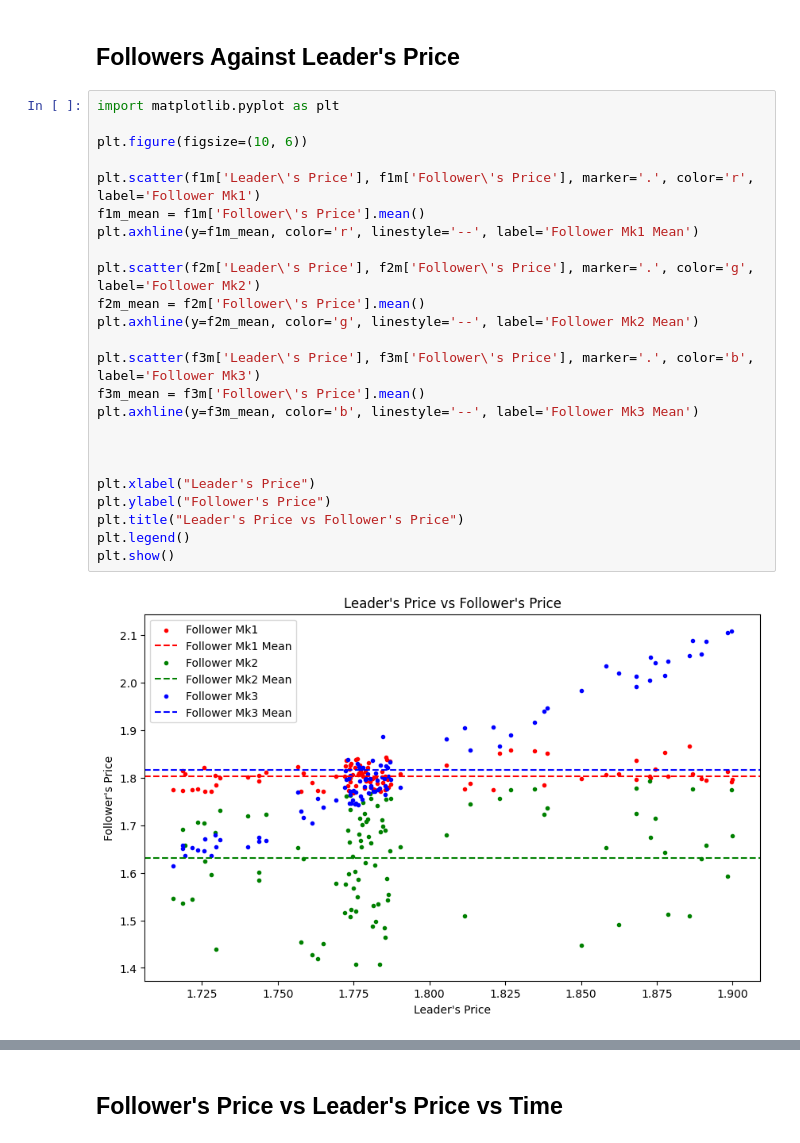
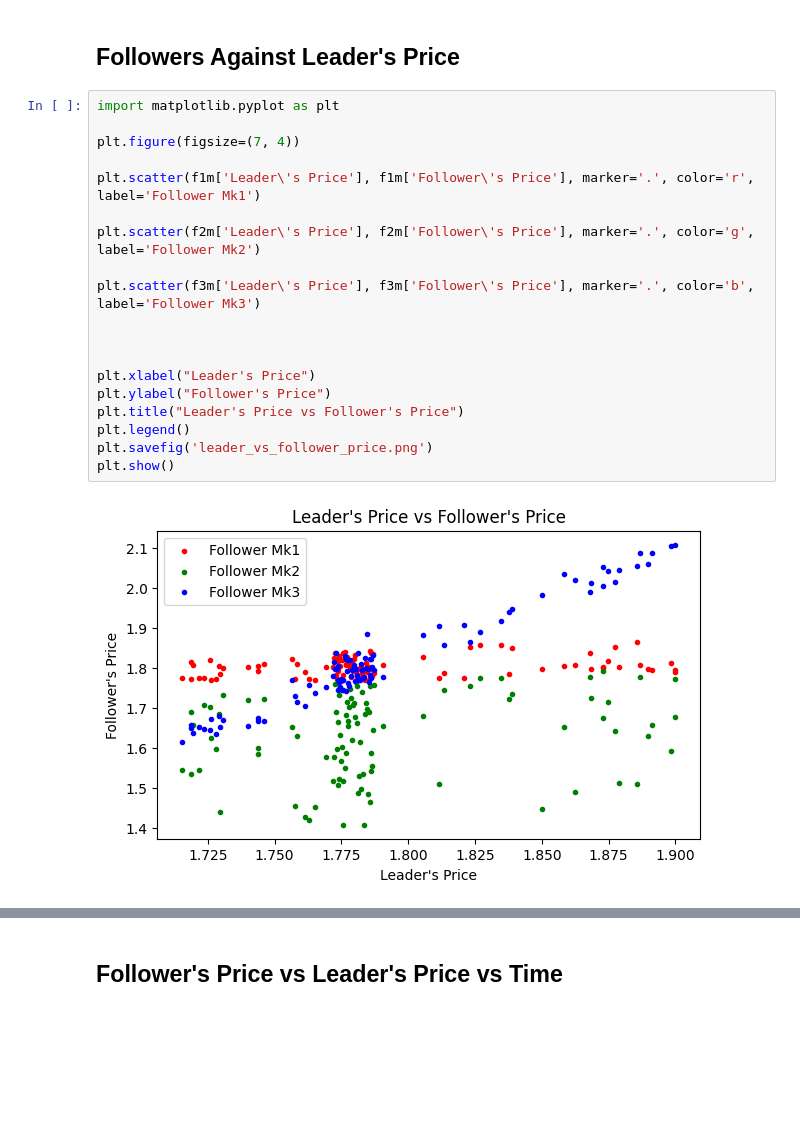
Before and after one commit to TroubledBagels/CGT_CWK, a Jupyter notebook: data_exploration.ipynb, the cells around one changed output, grey strips where cells are left out. Drawn from its saved outputs; the diff is of its cells as text; blank space fills up the shorter version.

```diff
--- a/data_exploration.ipynb
+++ b/data_exploration.ipynb
@@ -272,26 +248,21 @@ f1m.head()
 # %%
 import matplotlib.pyplot as plt
 
-plt.figure(figsize=(10, 6))
+plt.figure(figsize=(7, 4))
 
 plt.scatter(f1m['Leader\'s Price'], f1m['Follower\'s Price'], marker='.', color='r', label='Follower Mk1')
-f1m_mean = f1m['Follower\'s Price'].mean()
-plt.axhline(y=f1m_mean, color='r', linestyle='--', label='Follower Mk1 Mean')
 
 plt.scatter(f2m['Leader\'s Price'], f2m['Follower\'s Price'], marker='.', color='g', label='Follower Mk2')
-f2m_mean = f2m['Follower\'s Price'].mean()
-plt.axhline(y=f2m_mean, color='g', linestyle='--', label='Follower Mk2 Mean')
 
 plt.scatter(f3m['Leader\'s Price'], f3m['Follower\'s Price'], marker='.', color='b', label='Follower Mk3')
-f3m_mean = f3m['Follower\'s Price'].mean()
-plt.axhline(y=f3m_mean, color='b', linestyle='--', label='Follower Mk3 Mean')
 
 
 
 plt.xlabel("Leader's Price")
 plt.ylabel("Follower's Price")
 plt.title("Leader's Price vs Follower's Price")
 plt.legend()
+plt.savefig('leader_vs_follower_price.png')
 plt.show()
 # %% [output]
-[figure, old version]
+[figure, new version]
```
Also changed, not shown: parts of 16 cells of this notebook, 7 other files.
